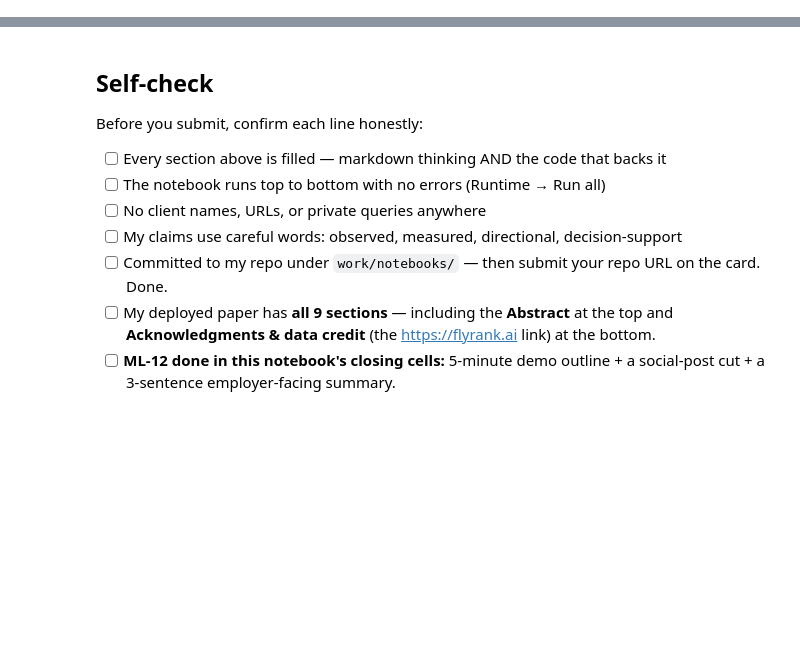
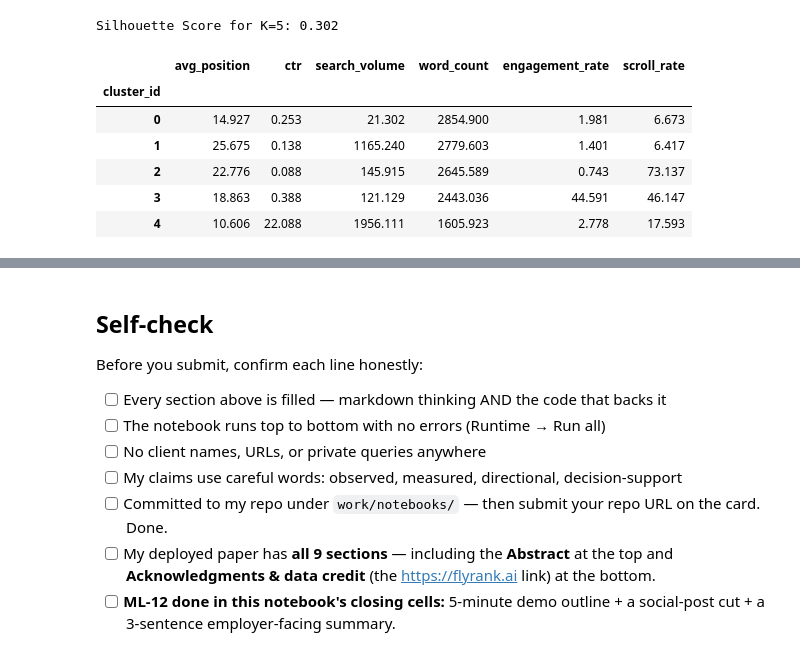
Before and after one commit to busrayildirim0/flyrank-ml-internship, a Jupyter notebook: work/notebooks/capstone.ipynb, the cells around one changed output, grey strips where cells are left out. Saved outputs shown, nothing was run; the diff lists cells and outputs as text; code cells hidden in the pictures; blank space fills up the shorter version.

```diff
--- a/work/notebooks/capstone.ipynb
+++ b/work/notebooks/capstone.ipynb
@@ -36,0 +39,24 @@ This skeleton is yours to fill. Work the sections **in order** — each one has
+# %%
+from sklearn.preprocessing import StandardScaler
+
+# 1. Feature Selection
+cluster_features = [
+    "avg_position", "ctr", "search_volume",
+    "word_count", "engagement_rate", "scroll_rate"
+]
+X = df_clean[cluster_features].copy()
+
+# 2. Imputation & Transformation
+X["word_count"] = X["word_count"].fillna(X["word_count"].median())
+X["engagement_rate"] = X["engagement_rate"].fillna(0)
+X["scroll_rate"] = X["scroll_rate"].fillna(0)
+
+# Log transform search volume to handle heavy tail distribution
+X["search_volume_log"] = np.log1p(X["search_volume"])
+X = X.drop(columns=["search_volume"])
+
+# 3. Standardization
+scaler = StandardScaler()
+X_scaled = scaler.fit_transform(X)
+
+print(f"Features scaled and ready. Matrix shape: {X_scaled.shape}")
@@ -36,0 +68,24 @@ This skeleton is yours to fill. Work the sections **in order** — each one has
+# %%
+from sklearn.cluster import KMeans
+from sklearn.metrics import silhouette_score
+
+# Fit K-Means with K=5
+kmeans = KMeans(n_clusters=5, random_state=42, n_init=10)
+df_clean["cluster_id"] = kmeans.fit_predict(X_scaled)
+
+# Evaluate cluster cohesion
+sil_score = silhouette_score(X_scaled, df_clean["cluster_id"])
+print(f"Silhouette Score for K=5: {sil_score:.3f}\n")
+
+# Build the Cluster Profile Table (The Honest Table)
+cluster_profiles = df_clean.groupby("cluster_id")[cluster_features].mean().round(3)
+display(cluster_profiles)
+# %% [output]
+Silhouette Score for K=5: 0.302
+|  | avg_position | ctr | search_volume | word_count | engagement_rate | scroll_rate |
+| cluster_id |  |  |  |  |  |  |
+| 0 | 14.927 | 0.253 | 21.302 | 2854.900 | 1.981 | 6.673 |
+| 1 | 25.675 | 0.138 | 1165.240 | 2779.603 | 1.401 | 6.417 |
+| 2 | 22.776 | 0.088 | 145.915 | 2645.589 | 0.743 | 73.137 |
+| 3 | 18.863 | 0.388 | 121.129 | 2443.036 | 44.591 | 46.147 |
+| 4 | 10.606 | 22.088 | 1956.111 | 1605.923 | 2.778 | 17.593 |
```
Also changed, not shown: parts of 18 cells of this notebook.
